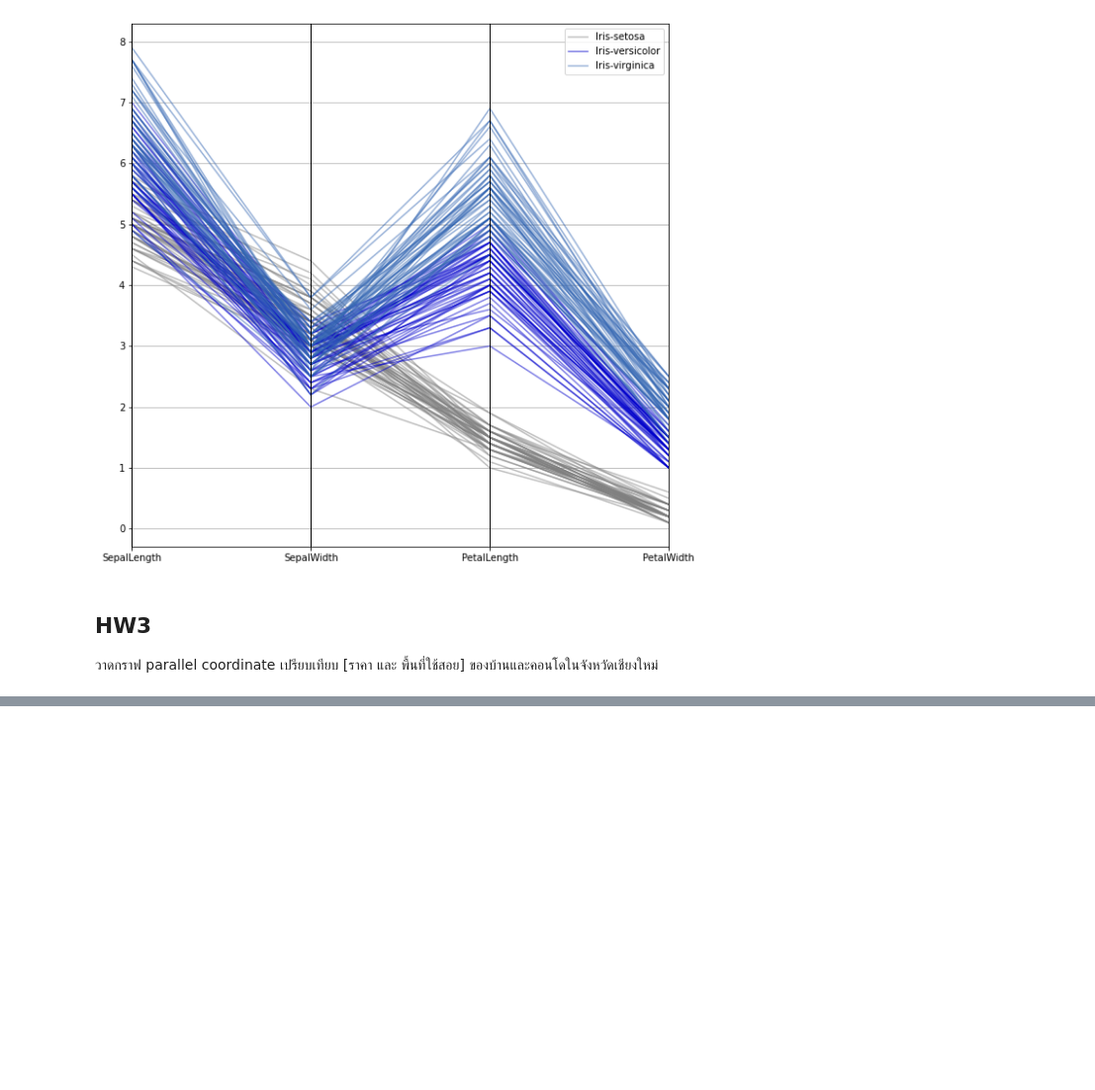
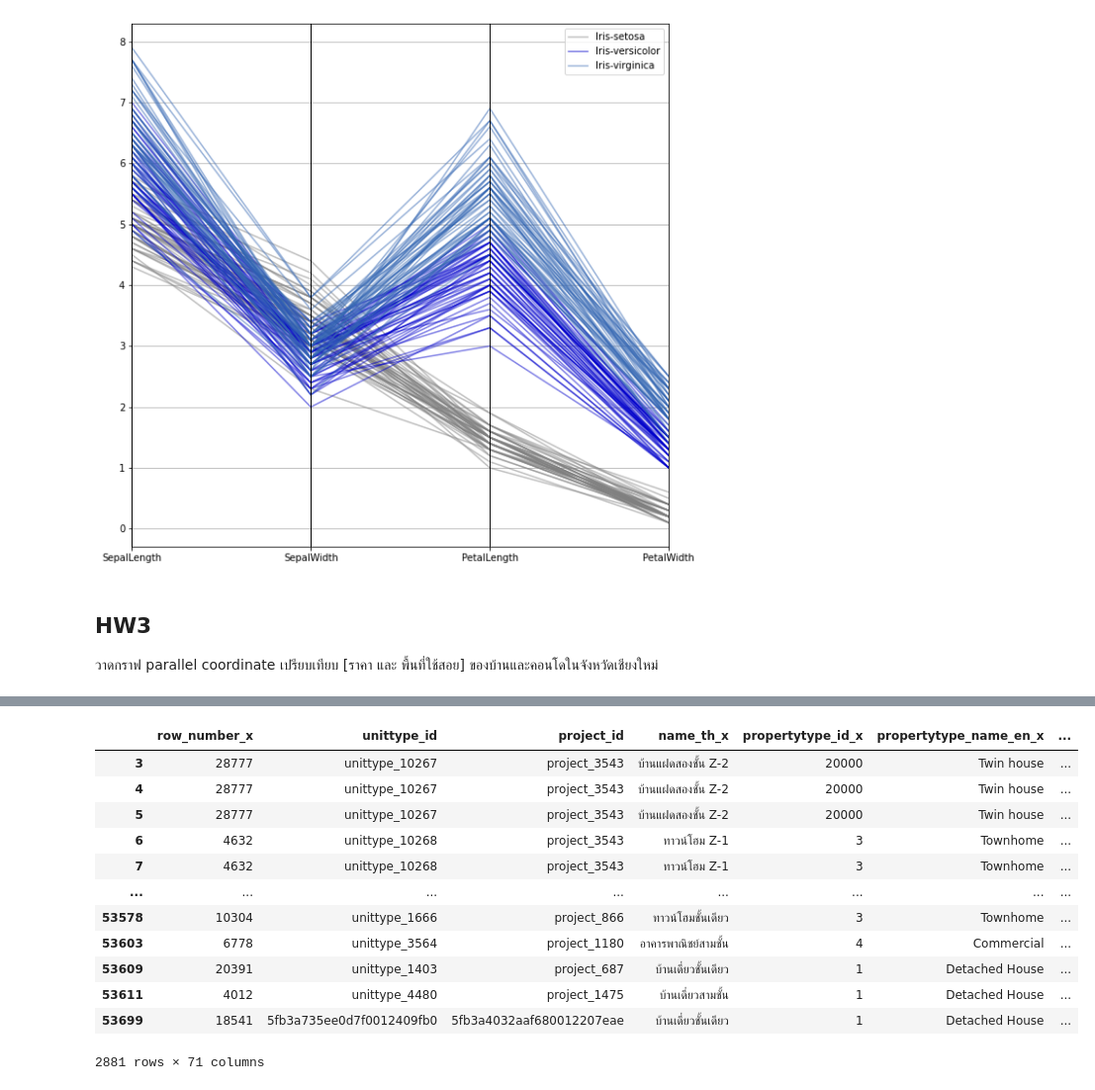
Before and after one commit to Supansapkb/BasicProg_DataViz65, a Jupyter notebook: DataViz01_Table_Data.ipynb, the cells around one changed output, grey strips where cells are left out. Shown at 99% size. Saved outputs shown, nothing was run; the diff lists cells and outputs as text; code cells hidden in the pictures; blank space fills up the shorter version.

```diff
--- a/DataViz01_Table_Data.ipynb
+++ b/DataViz01_Table_Data.ipynb
@@ -158,0 +223,17 @@ pd.plotting.parallel_coordinates(df, 'Name', color=[[0.5,0.5,0.5,0.5],[0,0,0.8,0
+# %%
+chiangmai = unit_pro[unit_pro['province_name_en']=='Chiang Mai']
+chiangmai
+# %% [output]
+|  | row_number_x | unittype_id | project_id | name_th_x | propertytype_id_x | propertytype_name_en_x | ... |
+| 3 | 28777 | unittype_10267 | project_3543 | บ้านแฝดสองชั้น Z-2 | 20000 | Twin house | ... |
+| 4 | 28777 | unittype_10267 | project_3543 | บ้านแฝดสองชั้น Z-2 | 20000 | Twin house | ... |
+| 5 | 28777 | unittype_10267 | project_3543 | บ้านแฝดสองชั้น Z-2 | 20000 | Twin house | ... |
+| 6 | 4632 | unittype_10268 | project_3543 | ทาวน์โฮม Z-1 | 3 | Townhome | ... |
+| 7 | 4632 | unittype_10268 | project_3543 | ทาวน์โฮม Z-1 | 3 | Townhome | ... |
+| ... | ... | ... | ... | ... | ... | ... | ... |
+| 53578 | 10304 | unittype_1666 | project_866 | ทาวน์โฮมชั้นเดียว | 3 | Townhome | ... |
+| 53603 | 6778 | unittype_3564 | project_1180 | อาคารพาณิชย์สามชั้น | 4 | Commercial | ... |
+| 53609 | 20391 | unittype_1403 | project_687 | บ้านเดี่ยวชั้นเดียว | 1 | Detached House | ... |
+| 53611 | 4012 | unittype_4480 | project_1475 | บ้านเดี่ยวสามชั้น | 1 | Detached House | ... |
+| 53699 | 18541 | 5fb3a735ee0d7f0012409fb0 | 5fb3a4032aaf680012207eae | บ้านเดี่ยวชั้นเดียว | 1 | Detached House | ... |
+2881 rows × 71 columns
```
Also changed, not shown: parts of 9 cells of this notebook.
